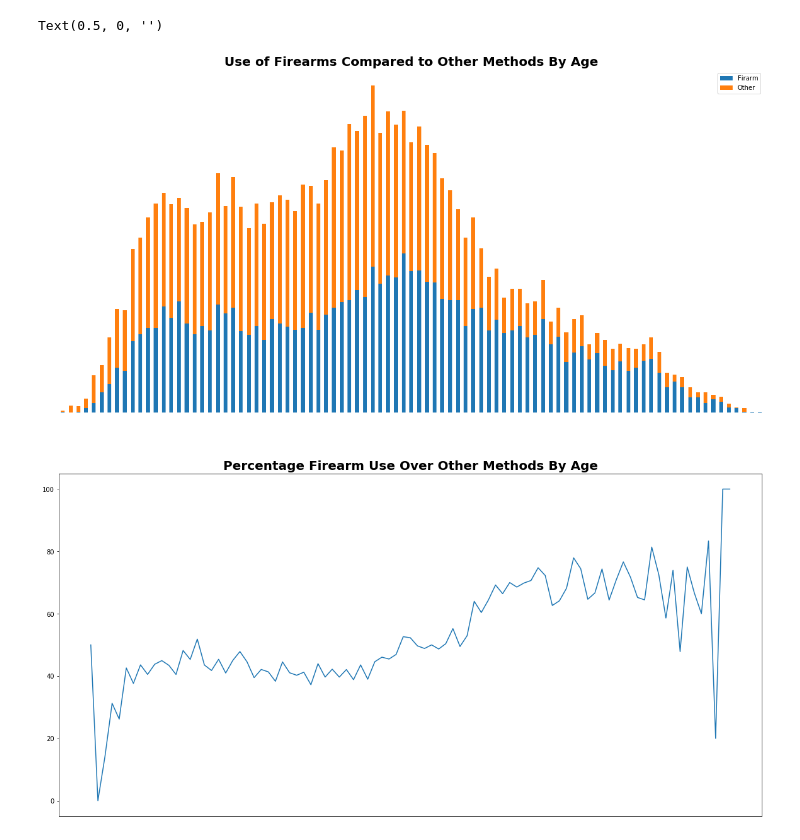
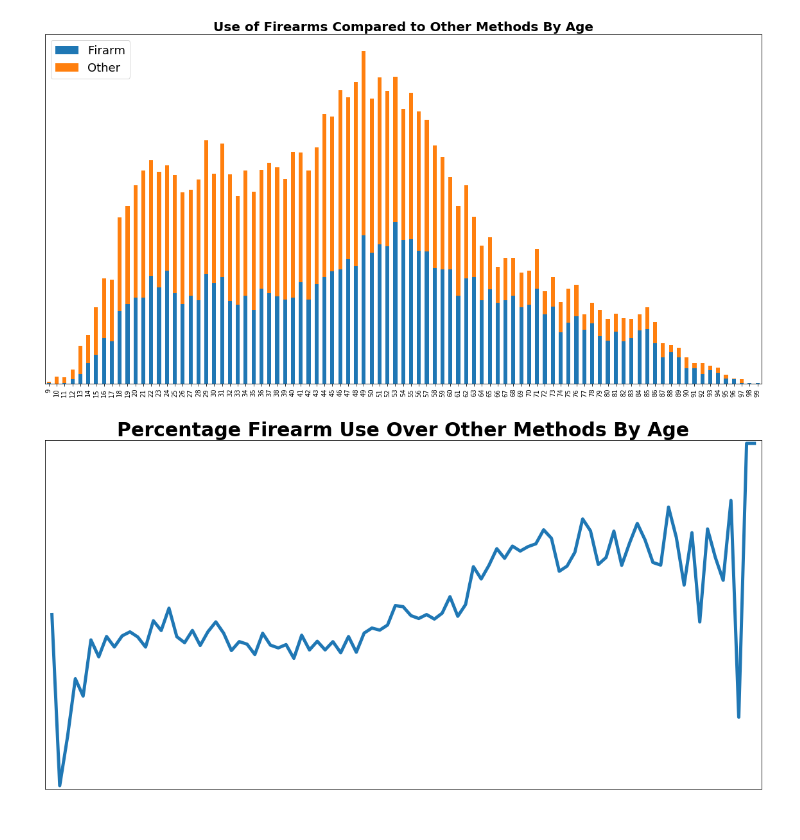
Before and after one commit to Salazarda/Project_1, a Jupyter notebook: P1_Seth.ipynb, the cells around one changed output. Cells and saved outputs as stored; diff of their text form; code cells hidden in the pictures.

```diff
--- a/P1_Seth.ipynb
+++ b/P1_Seth.ipynb
@@ -264,36 +300,33 @@ Text(0.5, 1.0, 'Percentage Suicides By Year and Education Level')
 # %%
 AgeGroup = SuiOnly.groupby(["detail_age"])
 
 FireArmCnt = AgeGroup["FirearmCnt"].sum()
 NonFireArmCnt = AgeGroup["NonFirearmCnt"].sum()
 AllSuicides = FireArmCnt + NonFireArmCnt
 FireArmPercent = (FireArmCnt/AllSuicides)*100
 
 MthdByAge = pd.DataFrame({"Firarm":FireArmCnt,
                         "Other":NonFireArmCnt})
 
 MthdByAge.plot(kind="bar", stacked=True, figsize=(20, 10))
+plt.xlabel("")
+plt.tick_params(axis='x', which='both', rotation=90)
+plt.tick_params(axis='y', which='both', right='off', left='off', labelleft='off')
+plt.legend(loc=2, prop={'size': 18})
 plt.title("Use of Firearms Compared to Other Methods By Age", fontsize=20, fontweight="bold")
-plt.axis("off")
-
-
-
-
+plt.savefig("SuiByFire.png")
 
 FireArmPerdf = pd.DataFrame(FireArmPercent)
-FireArmPerdf.plot(kind="line", legend=False, figsize=(20, 10))
-plt.title("Percentage Firearm Use Over Other Methods By Age", fontsize=20, fontweight="bold")
-plt.tick_params(
-    axis='x',
-    which='both',
-    bottom=False,
-    top=False,
-    labelbottom=False)
+FireArmPerdf.plot(kind="line", legend=False, figsize=(20, 10), linewidth=5.0)
+plt.title("Percentage Firearm Use Over Other Methods By Age", fontsize=30, fontweight="bold")
+plt.tick_params(axis='y', which='both', right='off', left='off', labelleft='off')
 plt.xlabel("")
+plt.margins(0.01)
+plt.tick_params(axis='x', which='both', bottom=False,  top=False,  labelbottom=False)
+plt.savefig("SuiPerByFire.png")
 # %% [output]
-Text(0.5, 0, '')
-[figure, old version]
+[figure, new version]
-[figure, old version]
+[figure, new version]
 # %%
 bins = [0, 6, 11, 16, 21, 26, 31, 36, 41, 46, 51, 56, 61, 66, 71, 76, 81, 86, 91, 96, 101]
 
```
Also changed, not shown: parts of 16 cells of this notebook, 16 other files.
